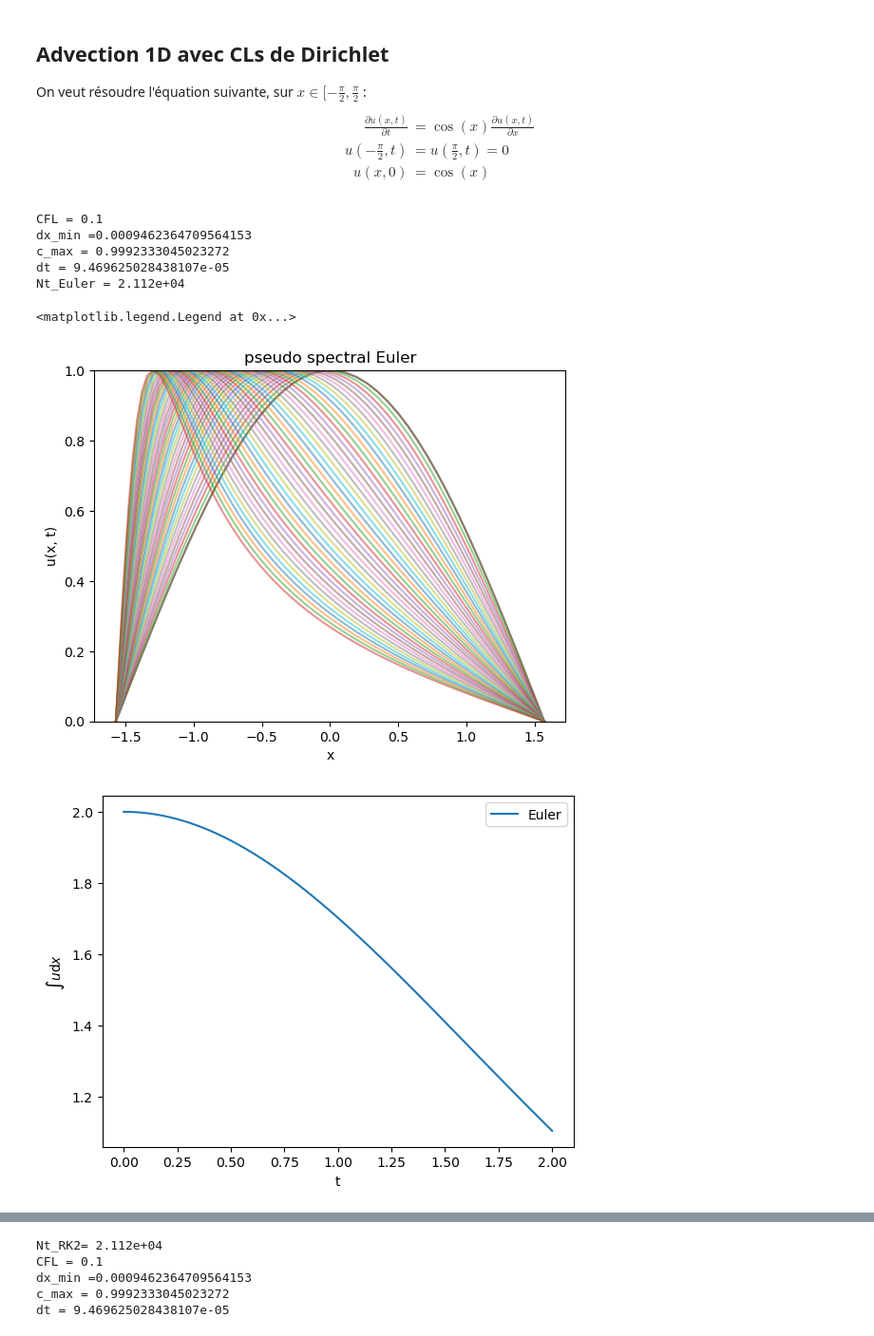
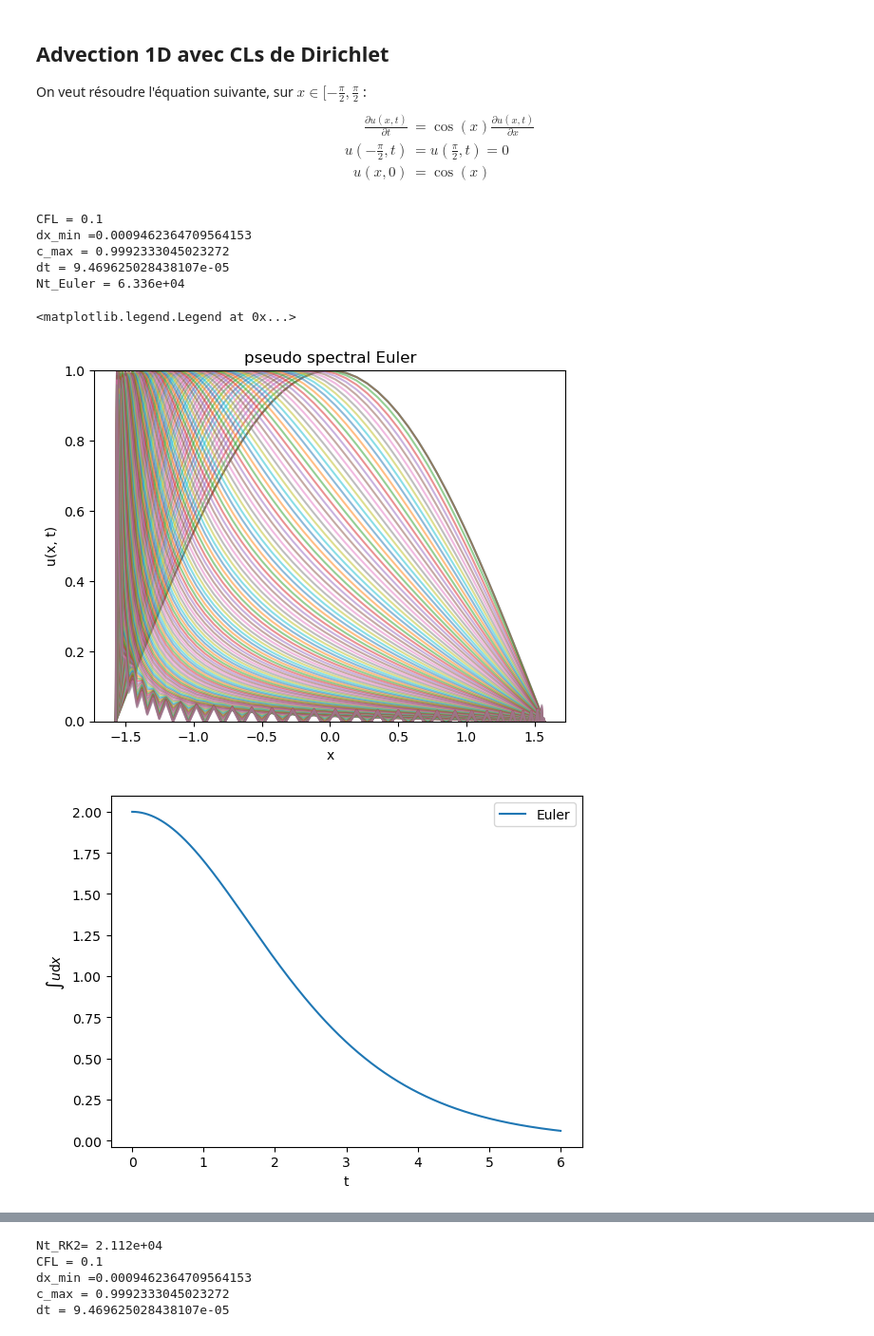
Before and after one commit to personne30003/pyTQG, a Jupyter notebook: Proto_notebooks/Adv_1D.ipynb, the cells around one changed output, grey strips where cells are left out. Shown at 95% size. Saved outputs shown, nothing was run; the diff lists cells and outputs as text; code cells hidden in the pictures.

```diff
--- a/Proto_notebooks/Adv_1D.ipynb
+++ b/Proto_notebooks/Adv_1D.ipynb
@@ -237,7 +237,7 @@ rhs_adv_Cheb = lambda uu, t:c_x*Chebyshev.Cheb_FFT(uu, a = -np.pi/2.0, b=np.pi/2
 CFL = 0.1
 c_max = np.max(c_x)
 dt = CFL*dx/c_max
-Tmax = 2.0
+Tmax = 6.0
 
 
 print(f"CFL = {CFL}")
@@ -249,36 +249,36 @@ u_Euler, t_Euler, u_tot_Euler = loop(u0_, rhs_adv_Cheb, Tmax = Tmax, dt = dt, sc
 
 Nt_Euler = u_Euler.shape[0]
 print(f"Nt_Euler = {Nt_Euler:.3e}")
 
 fig = plt.figure()
 plt.title("pseudo spectral Euler")
 plt.plot(X, u0_, label='t=0')
 step_plot = 500
 for i in range(0, Nt_Euler):
     if i %step_plot ==0 :
         plt.plot(X,u_Euler[i, :], label=f't={i*dt:.2e}', alpha =0.5)
 plt.xlabel("x")
 plt.ylabel("u(x, t)")
 #plt.legend()
 plt.ylim(bottom=0.0, top=1.0)
 
 
 
 fig = plt.figure()
 
 plt.plot(t_Euler, u_tot_Euler, label='Euler')
 plt.xlabel('t')
 plt.ylabel(r'$\int u \mathrm{d}x$')
 plt.legend()
 # %% [output]
 CFL = 0.1
 dx_min =0.0009462364709564153
 c_max = 0.9992333045023272
 dt = 9.469625028438107e-05
-Nt_Euler = 2.112e+04
+Nt_Euler = 6.336e+04
 <matplotlib.legend.Legend at 0x...>
-[figure, old version]
+[figure, new version]
-[figure, old version]
+[figure, new version]
 # %%
 Da_Euler = xr.DataArray(np.array(u_Euler), dims=['t', 'x'], coords = {'x' : X, 't':t_Euler})
 
```
Also changed, not shown: parts of 13 cells of this notebook, 4 other files.
